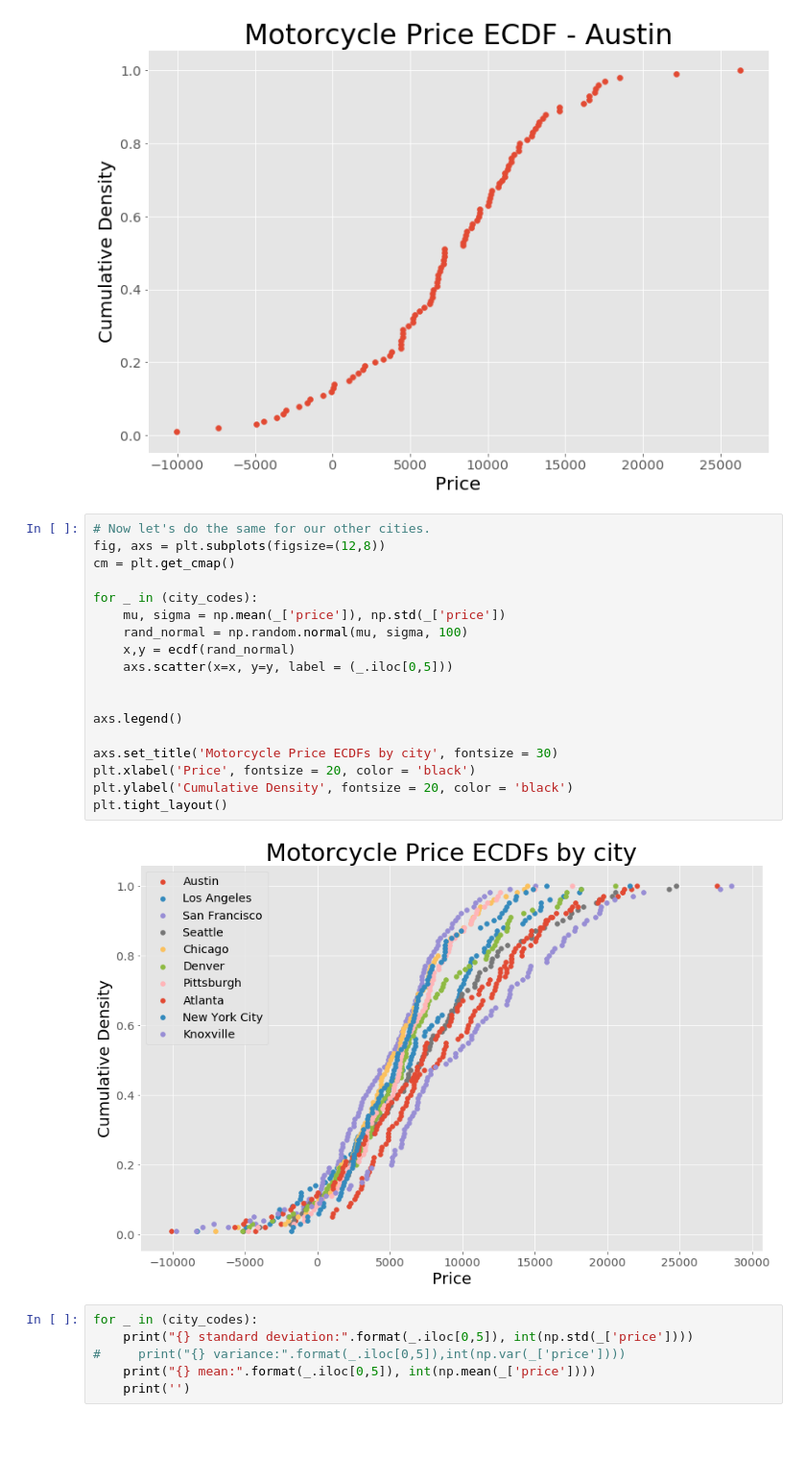
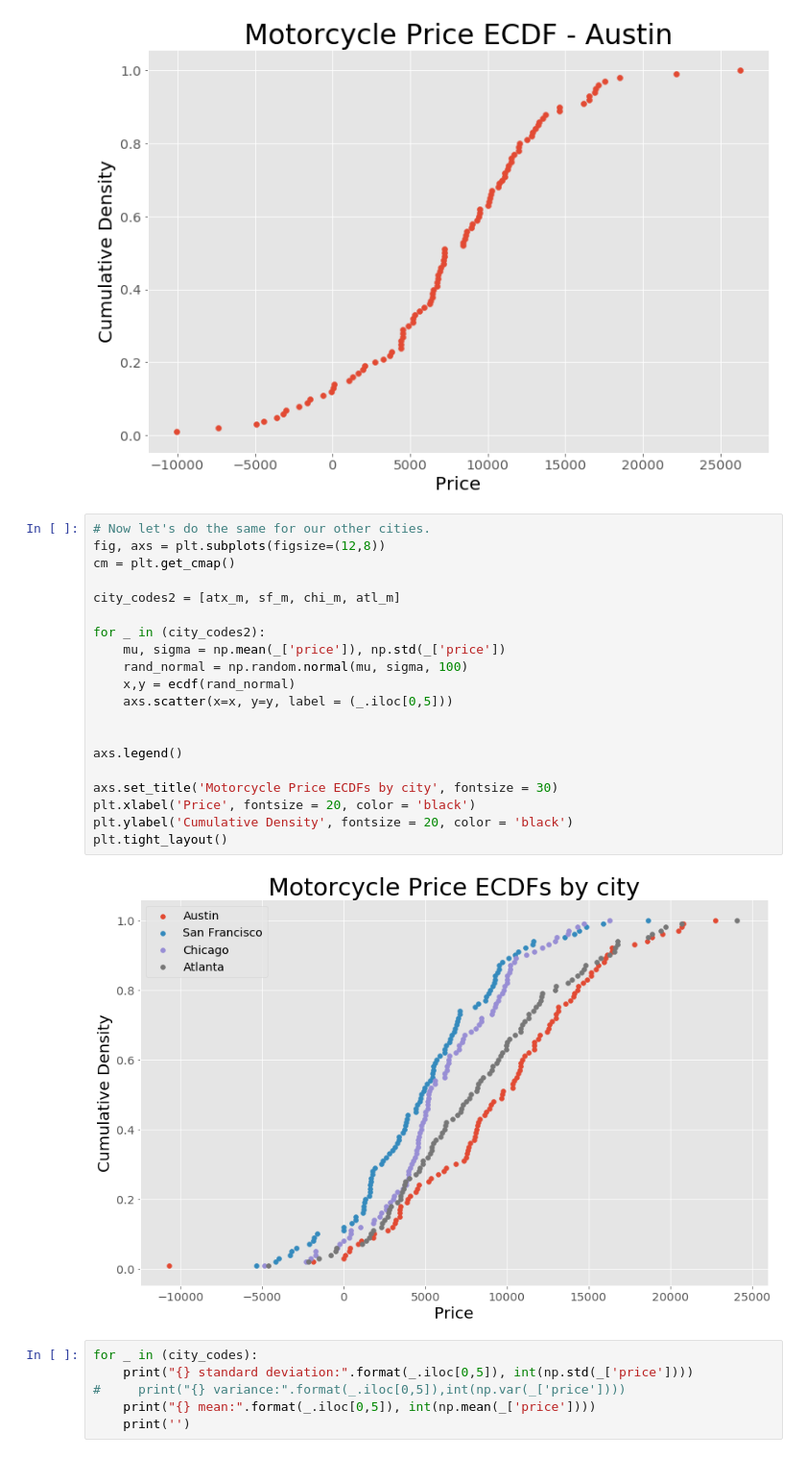
Before and after one commit to GrilledJeez/Testing-for-Difference-in-Craigslist-Markets, a Jupyter notebook: craigslist_scraper.ipynb, the cells around one changed output. Shown at 96% size. Drawn from its saved outputs; the diff is of its cells as text; blank space fills up the shorter version.

```diff
--- a/craigslist_scraper.ipynb
+++ b/craigslist_scraper.ipynb
@@ -1334,23 +1336,25 @@ Text(0, 0.5, 'Cumulative Density')
 # %%
 # Now let's do the same for our other cities.
 fig, axs = plt.subplots(figsize=(12,8))
 cm = plt.get_cmap()
 
-for _ in (city_codes):
+city_codes2 = [atx_m, sf_m, chi_m, atl_m]
+
+for _ in (city_codes2):
     mu, sigma = np.mean(_['price']), np.std(_['price'])
     rand_normal = np.random.normal(mu, sigma, 100)
     x,y = ecdf(rand_normal)
     axs.scatter(x=x, y=y, label = (_.iloc[0,5]))
 
 
 axs.legend()
 
 axs.set_title('Motorcycle Price ECDFs by city', fontsize = 30)
 plt.xlabel('Price', fontsize = 20, color = 'black')
 plt.ylabel('Cumulative Density', fontsize = 20, color = 'black')
 plt.tight_layout()
 # %% [output]
-[figure, old version]
+[figure, new version]
 # %%
 for _ in (city_codes):
     print("{} standard deviation:".format(_.iloc[0,5]), int(np.std(_['price'])))
```
Also changed, not shown: parts of 6 cells of this notebook.
